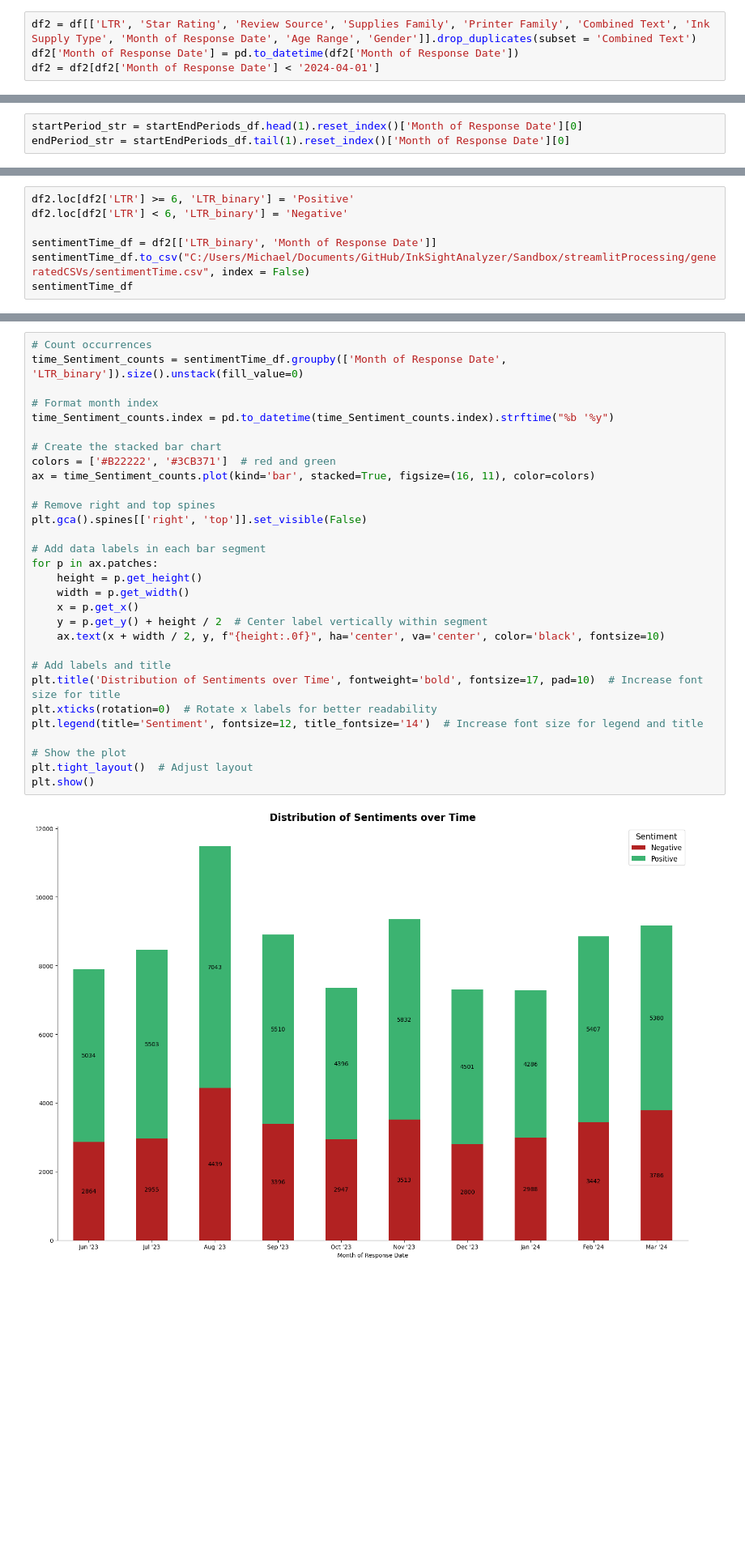
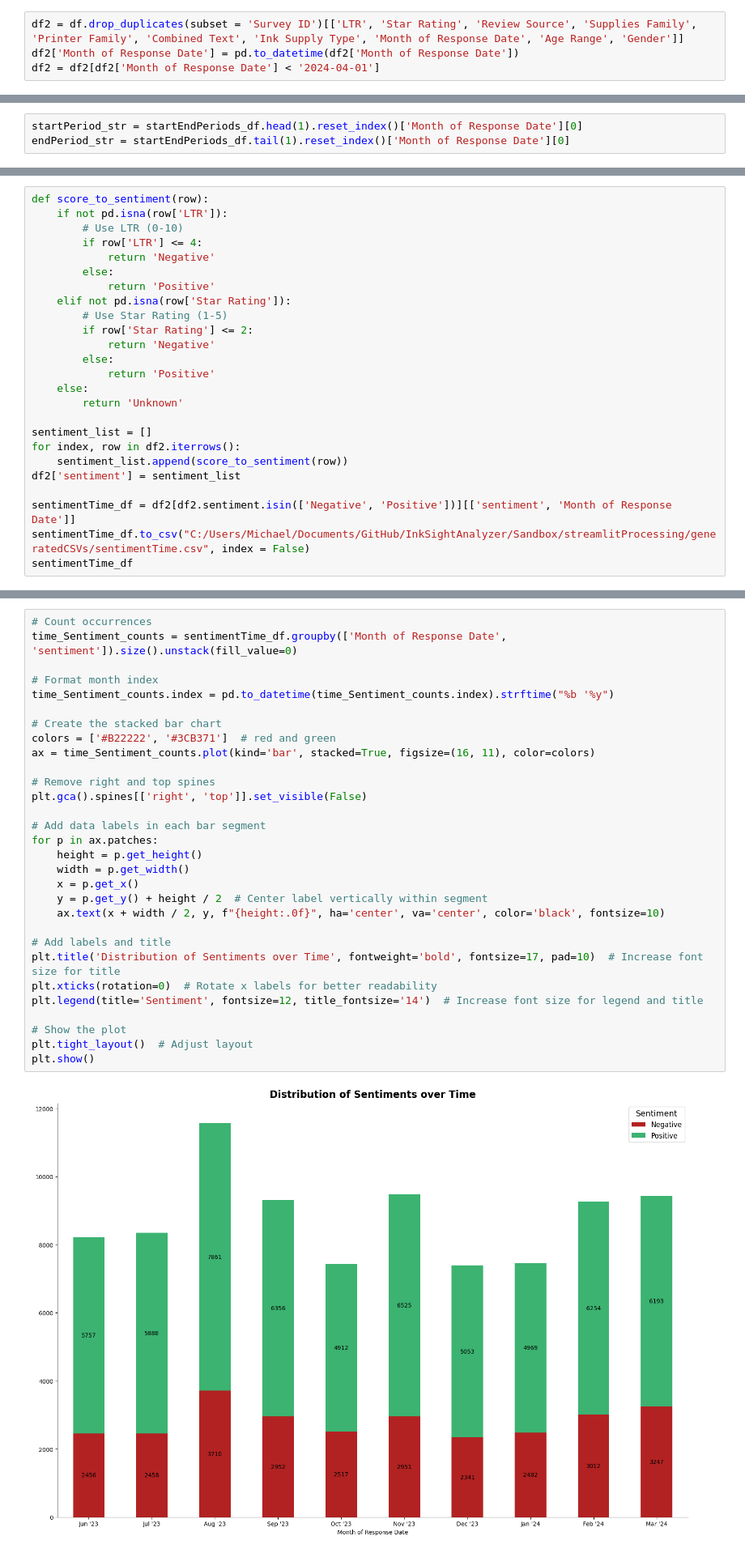
Before and after one commit to wd686/InkSightAnalyzer, a Jupyter notebook: Sandbox/streamlitProcessing/streamlitVisualizationsAndDFGenerations.ipynb, the cells around one changed output, grey strips where cells are left out. Shown at 81% size. Drawn from its saved outputs; the diff is of its cells as text; blank space fills up the shorter version.

```diff
--- a/Sandbox/streamlitProcessing/streamlitVisualizationsAndDFGenerations.ipynb
+++ b/Sandbox/streamlitProcessing/streamlitVisualizationsAndDFGenerations.ipynb
@@ -14,7 +14,7 @@ df.head()
 | 4 | 323226317 | HP 910XL High Yield Black/910 Cya... | US | 6 | NaN | NaN | ... |
 5 rows × 117 columns
 # %%
-df2 = df[['LTR', 'Star Rating', 'Review Source', 'Supplies Family', 'Printer Family', 'Combined Text', 'Ink Supply Type', 'Month of Response Date', 'Age Range', 'Gender']].drop_duplicates(subset = 'Combined Text')
+df2 = df.drop_duplicates(subset = 'Survey ID')[['LTR', 'Star Rating', 'Review Source', 'Supplies Family', 'Printer Family', 'Combined Text', 'Ink Supply Type', 'Month of Response Date', 'Age Range', 'Gender']]
 df2['Month of Response Date'] = pd.to_datetime(df2['Month of Response Date'])
 df2 = df2[df2['Month of Response Date'] < '2024-04-01']
 # %%
@@ -263,10 +263,3 @@ plt.tight_layout()  # Adjust layout
 plt.show()
 # %% [output]
 [figure]
-# %%
-df2.loc[df2['LTR'] >= 6, 'LTR_binary'] = 'Positive'
-df2.loc[df2['LTR'] < 6, 'LTR_binary'] = 'Negative'
-
-sentimentTime_df = df2[['LTR_binary', 'Month of Response Date']]
-sentimentTime_df.to_csv("C:/Users/Michael/Documents/GitHub/InkSightAnalyzer/Sandbox/streamlitProcessing/generatedCSVs/sentimentTime.csv", index = False)
-sentimentTime_df
@@ -286,0 +266,25 @@ sentimentTime_df
+# %%
+def score_to_sentiment(row):
+    if not pd.isna(row['LTR']):
+        # Use LTR (0-10)
+        if row['LTR'] <= 4:
+            return 'Negative'
+        else:
+            return 'Positive'
+    elif not pd.isna(row['Star Rating']):
+        # Use Star Rating (1-5)
+        if row['Star Rating'] <= 2:
+            return 'Negative'
+        else:
+            return 'Positive'
+    else:
+        return 'Unknown'
+
+sentiment_list = []
+for index, row in df2.iterrows():
+    sentiment_list.append(score_to_sentiment(row))
+df2['sentiment'] = sentiment_list
+
+sentimentTime_df = df2[df2.sentiment.isin(['Negative', 'Positive'])][['sentiment', 'Month of Response Date']]
+sentimentTime_df.to_csv("C:/Users/Michael/Documents/GitHub/InkSightAnalyzer/Sandbox/streamlitProcessing/generatedCSVs/sentimentTime.csv", index = False)
+sentimentTime_df
@@ -287,32 +305,32 @@ sentimentTime_df
 # %%
 # Count occurrences
-time_Sentiment_counts = sentimentTime_df.groupby(['Month of Response Date', 'LTR_binary']).size().unstack(fill_value=0)
+time_Sentiment_counts = sentimentTime_df.groupby(['Month of Response Date', 'sentiment']).size().unstack(fill_value=0)
 
 # Format month index
 time_Sentiment_counts.index = pd.to_datetime(time_Sentiment_counts.index).strftime("%b '%y")
 
 # Create the stacked bar chart
 colors = ['#B22222', '#3CB371']  # red and green
 ax = time_Sentiment_counts.plot(kind='bar', stacked=True, figsize=(16, 11), color=colors)
 
 # Remove right and top spines
 plt.gca().spines[['right', 'top']].set_visible(False)
 
 # Add data labels in each bar segment
 for p in ax.patches:
     height = p.get_height()
     width = p.get_width()
     x = p.get_x()
     y = p.get_y() + height / 2  # Center label vertically within segment
     ax.text(x + width / 2, y, f"{height:.0f}", ha='center', va='center', color='black', fontsize=10)
 
 # Add labels and title
 plt.title('Distribution of Sentiments over Time', fontweight='bold', fontsize=17, pad=10)  # Increase font size for title
 plt.xticks(rotation=0)  # Rotate x labels for better readability
 plt.legend(title='Sentiment', fontsize=12, title_fontsize='14')  # Increase font size for legend and title
 
 # Show the plot
 plt.tight_layout()  # Adjust layout
 plt.show()
 # %% [output]
-[figure, old version]
+[figure, new version]
```
Also changed, not shown: parts of 10 cells of this notebook, 7 other files.
